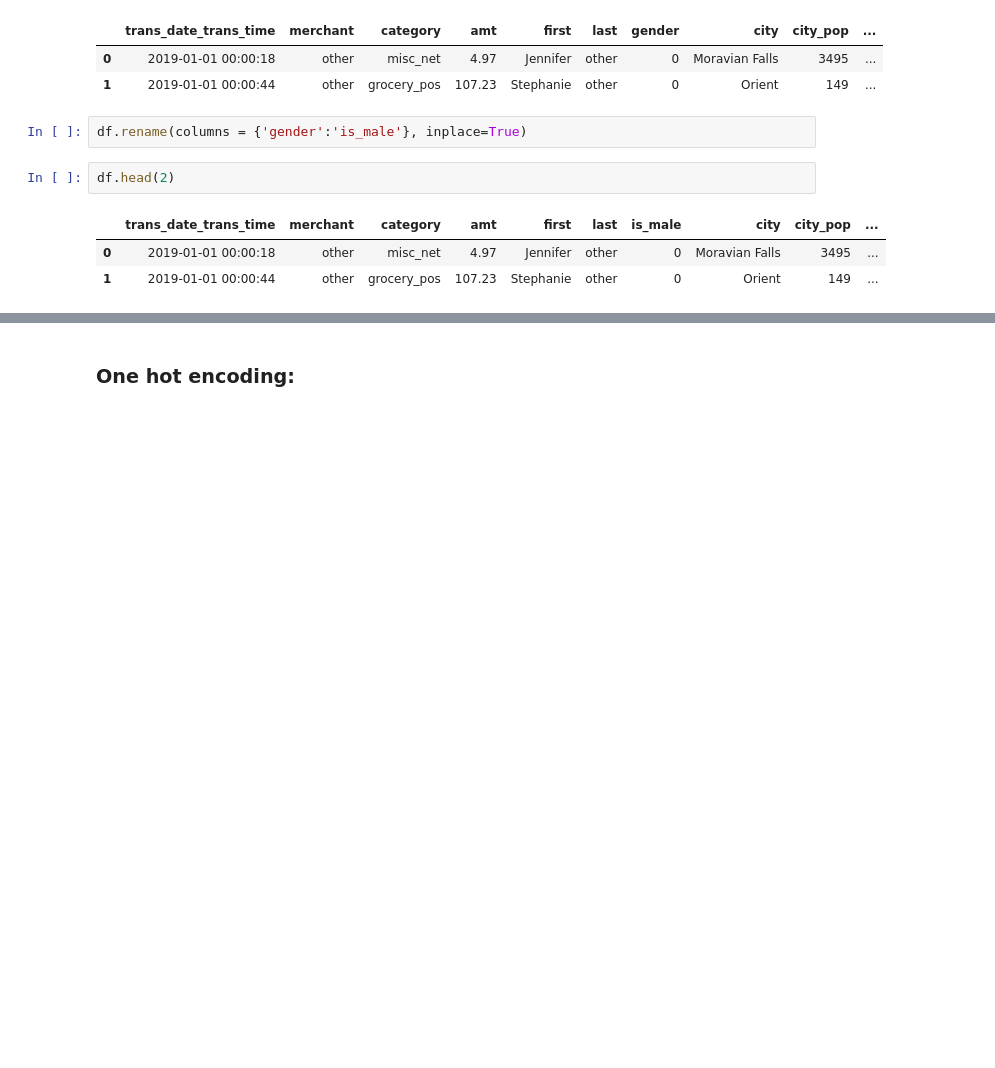
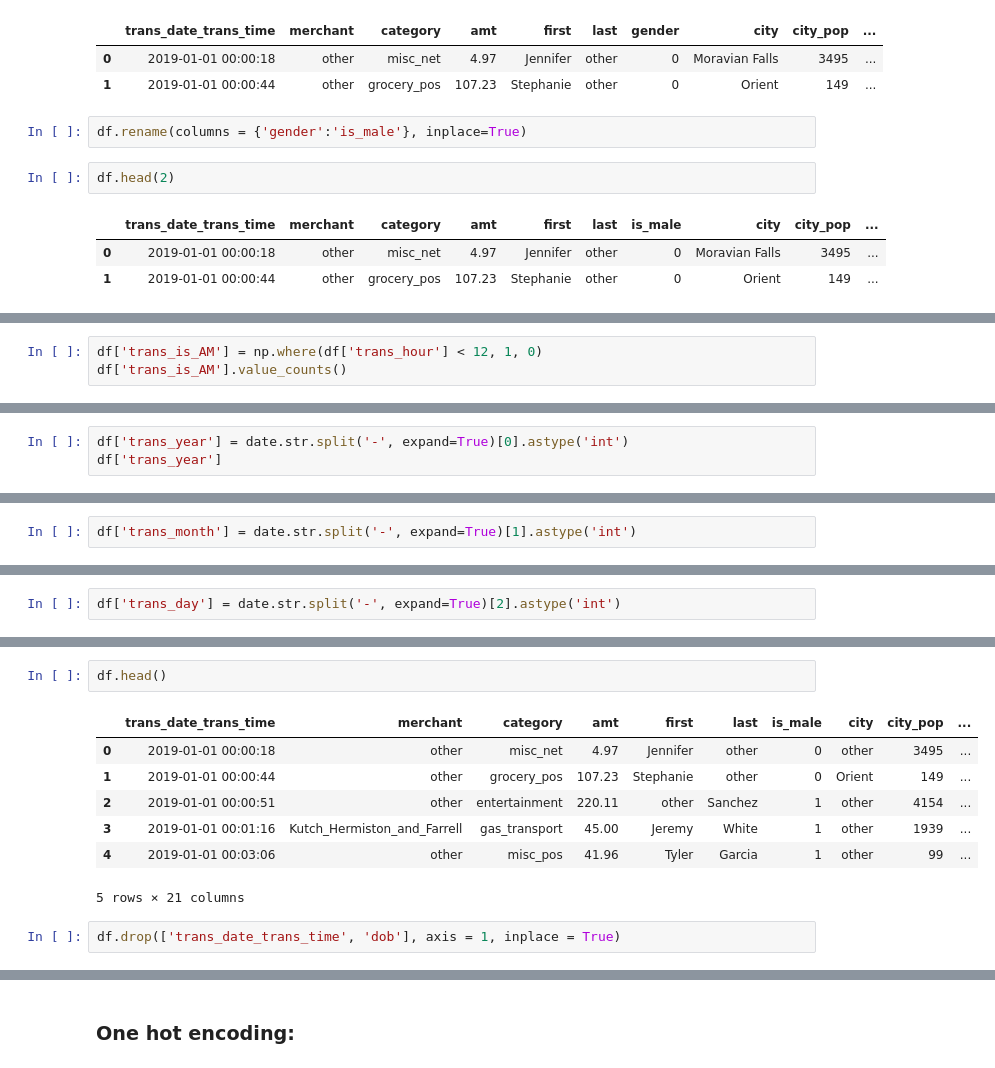
Before and after one commit to puneetsran/mastercard_fraud, a Jupyter notebook: mastercard_fraud.ipynb, the cells around one changed output, grey strips where cells are left out. Cells and saved outputs as stored; diff of their text form; blank space fills up the shorter version.

```diff
--- a/mastercard_fraud.ipynb
+++ b/mastercard_fraud.ipynb
@@ -544,0 +825,3 @@ sdfs
+# %%
+df['trans_is_AM'] = np.where(df['trans_hour'] < 12, 1, 0)
+df['trans_is_AM'].value_counts()
@@ -544,0 +832,3 @@ sdfs
+# %%
+df['trans_year'] = date.str.split('-', expand=True)[0].astype('int')
+df['trans_year']
@@ -544,0 +854,2 @@ sdfs
+# %%
+df['trans_month'] = date.str.split('-', expand=True)[1].astype('int')
@@ -544,0 +872,2 @@ sdfs
+# %%
+df['trans_day'] = date.str.split('-', expand=True)[2].astype('int')
@@ -544,0 +894,12 @@ sdfs
+# %%
+df.head()
+# %% [output]
+|  | trans_date_trans_time | merchant | category | amt | first | last | is_male | city | city_pop | ... |
+| 0 | 2019-01-01 00:00:18 | other | misc_net | 4.97 | Jennifer | other | 0 | other | 3495 | ... |
+| 1 | 2019-01-01 00:00:44 | other | grocery_pos | 107.23 | Stephanie | other | 0 | Orient | 149 | ... |
+| 2 | 2019-01-01 00:00:51 | other | entertainment | 220.11 | other | Sanchez | 1 | other | 4154 | ... |
+| 3 | 2019-01-01 00:01:16 | Kutch_Hermiston_and_Farrell | gas_transport | 45.00 | Jeremy | White | 1 | other | 1939 | ... |
+| 4 | 2019-01-01 00:03:06 | other | misc_pos | 41.96 | Tyler | Garcia | 1 | other | 99 | ... |
+5 rows × 21 columns
+# %%
+df.drop(['trans_date_trans_time', 'dob'], axis = 1, inplace = True)
```
Also changed, not shown: parts of 103 cells of this notebook.
